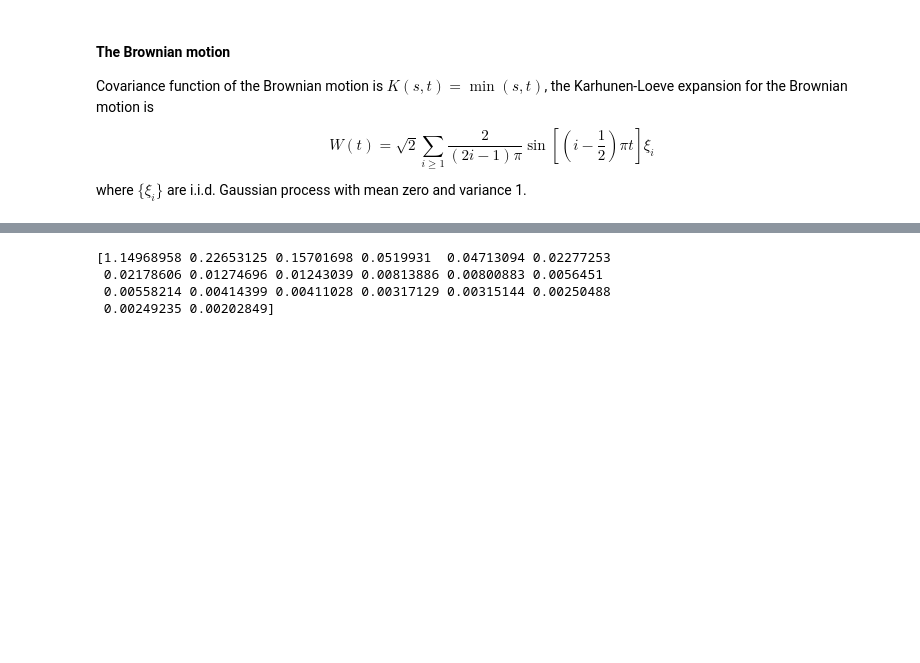
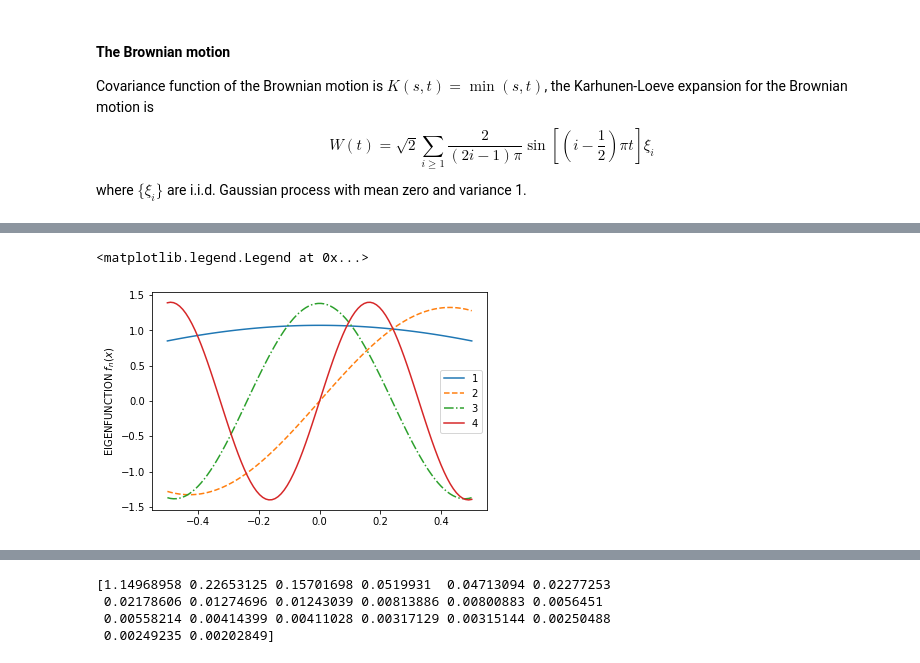
Before and after one commit to User-zwj/Karhunen-Loeve, a Jupyter notebook: Group Meeting.ipynb, the cells around one changed output, grey strips where cells are left out. Saved outputs shown, nothing was run; the diff lists cells and outputs as text; code cells hidden in the pictures; blank space fills up the shorter version.

```diff
--- a/Group Meeting.ipynb
+++ b/Group Meeting.ipynb
@@ -202,0 +210,32 @@ where $\{\xi_i\}$ are i.i.d. Gaussian process with mean zero and variance 1.
+# %%
+a = 0.5
+c = 1
+# %%
+# 1-wtan(0.5w)=0
+w_odd = [1.307, 6.585, 12.723, 18.955]
+# x+tan(0.5w)=0
+w_even = [3.673, 9.632, 15.834, 22.082]
+# %%
+def eigenfunc1(n,x):
+    w = w_odd[n]
+    return np.cos(w*x)/np.sqrt(a+np.sin(2*w*a)/(2*w))
+
+def eigenfunc2(n,x):
+    w = w_even[n]
+    return np.sin(w*x)/np.sqrt(a-np.sin(2*w*a)/(2*w))
+# %%
+x = np.linspace(-a, a, 100)
+y1 = eigenfunc1(0,x)    #??
+y3 = eigenfunc1(1,x)    #third
+y2 = eigenfunc2(0,x)     #second
+y4 = eigenfunc2(1,x)     #Fourth
+# %%
+plt.plot(x,y1, label='1')
+plt.plot(x,y2,'--', label='2')
+plt.plot(x,y3, '-.', label='3')
+plt.plot(x,y4, label='4')
+plt.ylabel('EIGENFUNCTION '+ '$f_n(x)$')
+plt.legend()
+# %% [output]
+<matplotlib.legend.Legend at 0x...>
+[figure, added]
```
Also changed, not shown: parts of 13 cells of this notebook.
